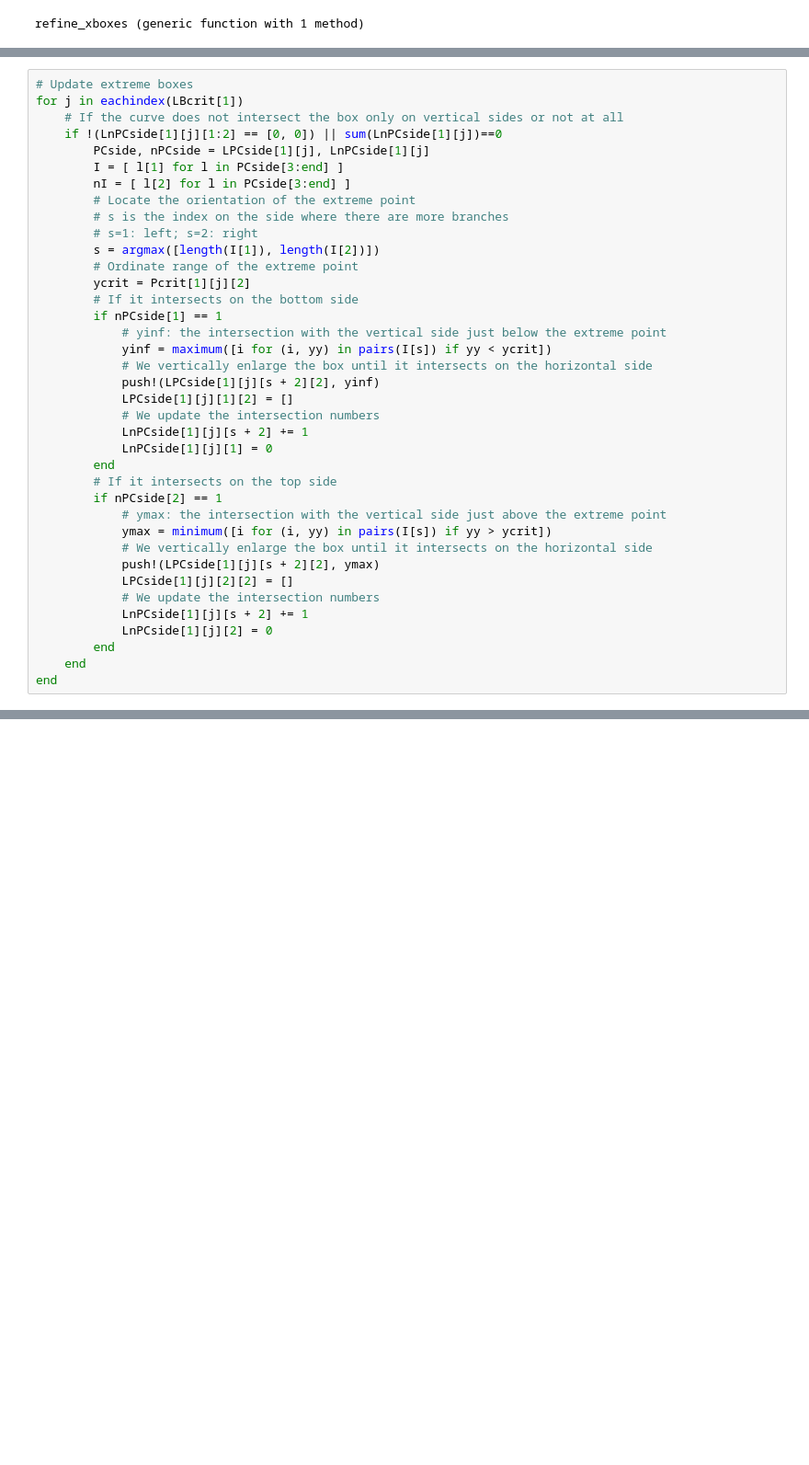
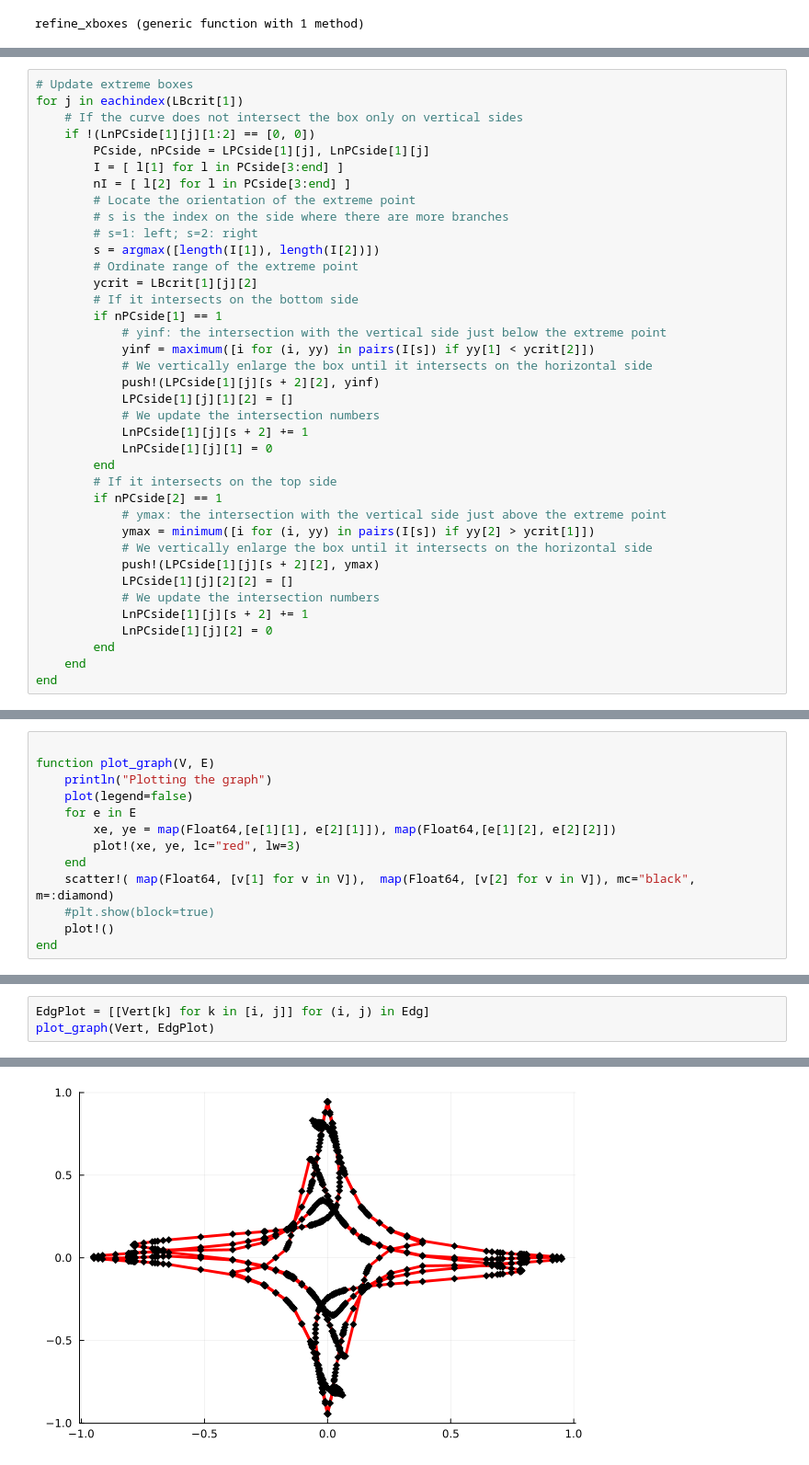
Before and after one commit to rprebet/AlgebraicSolving.jl, a Jupyter notebook: src/connectcurves/main.ipynb, the cells around one changed output, grey strips where cells are left out. Shown at 92% size. Saved outputs shown, nothing was run; the diff lists cells and outputs as text; blank space fills up the shorter version.

Commit message:
until plot !

```diff
--- a/src/connectcurves/main.ipynb
+++ b/src/connectcurves/main.ipynb
@@ -155,8 +187,8 @@ true
 # %%
 # Update extreme boxes
 for j in eachindex(LBcrit[1])
-    # If the curve does not intersect the box only on vertical sides or not at all
-    if !(LnPCside[1][j][1:2] == [0, 0]) || sum(LnPCside[1][j])==0
+    # If the curve does not intersect the box only on vertical sides
+    if !(LnPCside[1][j][1:2] == [0, 0])
         PCside, nPCside = LPCside[1][j], LnPCside[1][j]
         I = [ l[1] for l in PCside[3:end] ]
         nI = [ l[2] for l in PCside[3:end] ]
@@ -165,11 +197,11 @@ for j in eachindex(LBcrit[1])
         # s=1: left; s=2: right
         s = argmax([length(I[1]), length(I[2])])
         # Ordinate range of the extreme point
-        ycrit = Pcrit[1][j][2]
+        ycrit = LBcrit[1][j][2]
         # If it intersects on the bottom side
         if nPCside[1] == 1
             # yinf: the intersection with the vertical side just below the extreme point
-            yinf = maximum([i for (i, yy) in pairs(I[s]) if yy < ycrit])
+            yinf = maximum([i for (i, yy) in pairs(I[s]) if yy[1] < ycrit[2]])
             # We vertically enlarge the box until it intersects on the horizontal side
             push!(LPCside[1][j][s + 2][2], yinf)
             LPCside[1][j][1][2] = []
@@ -180,7 +212,7 @@ for j in eachindex(LBcrit[1])
         # If it intersects on the top side
         if nPCside[2] == 1
             # ymax: the intersection with the vertical side just above the extreme point
-            ymax = minimum([i for (i, yy) in pairs(I[s]) if yy > ycrit])
+            ymax = minimum([i for (i, yy) in pairs(I[s]) if yy[2] > ycrit[1]])
             # We vertically enlarge the box until it intersects on the horizontal side
             push!(LPCside[1][j][s + 2][2], ymax)
             LPCside[1][j][2][2] = []
@@ -310,0 +364,13 @@ I
+# %%
+
+function plot_graph(V, E)
+    println("Plotting the graph")
+    plot(legend=false)
+    for e in E
+        xe, ye = map(Float64,[e[1][1], e[2][1]]), map(Float64,[e[1][2], e[2][2]])
+        plot!(xe, ye, lc="red", lw=3)
+    end
+    scatter!( map(Float64, [v[1] for v in V]),  map(Float64, [v[2] for v in V]), mc="black", m=:diamond)
+    #plt.show(block=true)
+    plot!()
+end
@@ -310,0 +379,4 @@ I
+# %%
+EdgPlot = [[Vert[k] for k in [i, j]] for (i, j) in Edg]
+plot_graph(Vert, EdgPlot)
+# %% [output]
@@ -310,0 +384 @@ I
+[figure, added]
```
Also changed, not shown: parts of 19 cells of this notebook, 1 other file.
